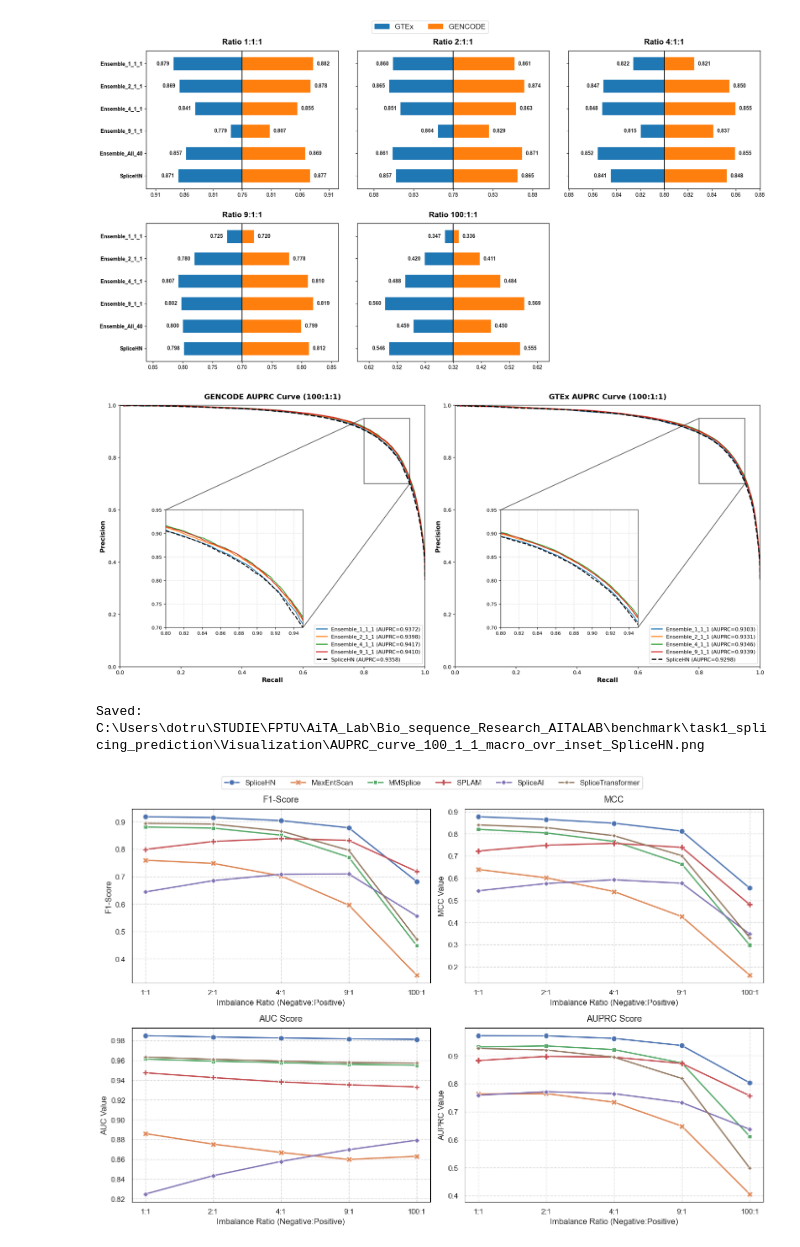
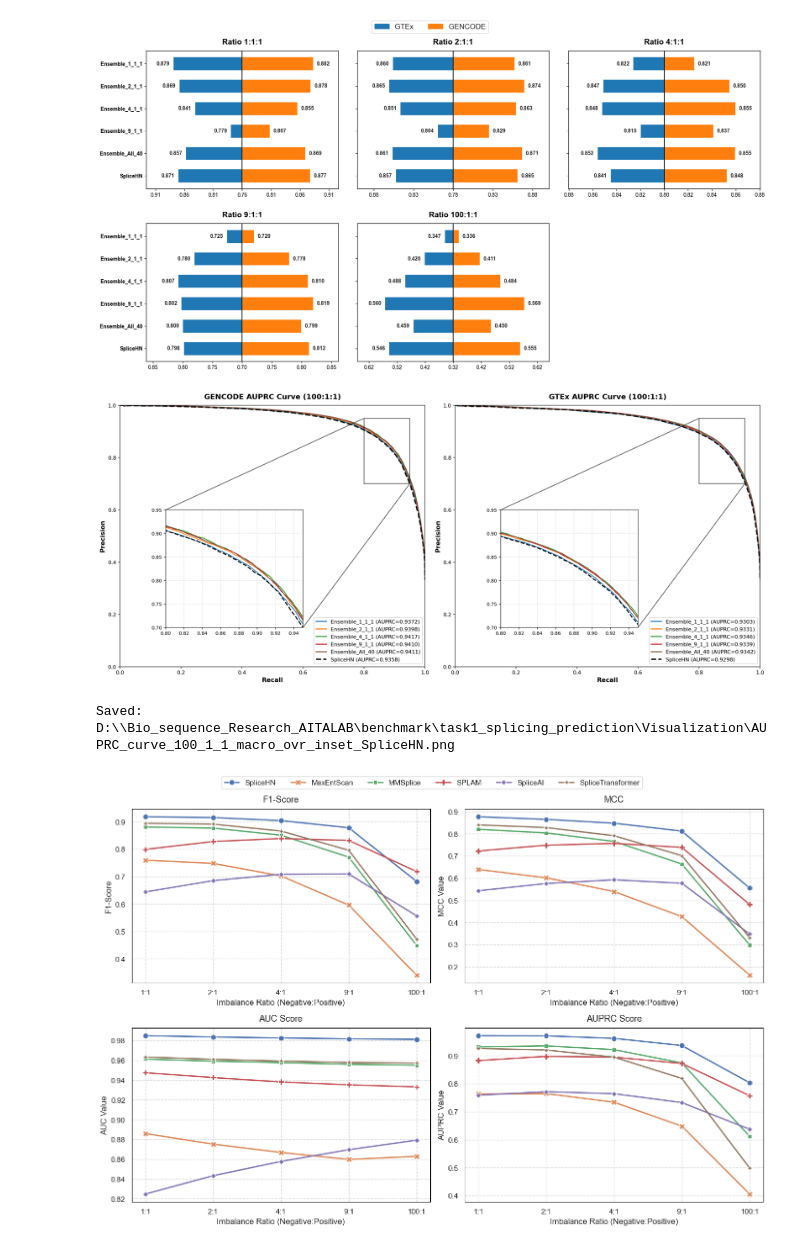
Before and after one commit to 36JungKwan/Bio_sequence_Research_AITALAB, a Jupyter notebook: benchmark/task1_splicing_prediction/Visualization/a.ipynb, the cells around one changed output. Cells and saved outputs as stored; diff of their text form; code cells hidden in the pictures.

Commit message:
update ensemble all 40 model auprc curve

```diff
--- a/benchmark/task1_splicing_prediction/Visualization/a.ipynb
+++ b/benchmark/task1_splicing_prediction/Visualization/a.ipynb
@@ -243,10 +243,11 @@ import json
 import numpy as np
 import matplotlib.pyplot as plt
 
-ROOT = r"C:\Users\dotru\STUDIE\FPTU\AiTA_Lab\Bio_sequence_Research_AITALAB"
+# Prefer current workspace path; fallback to your absolute path if needed
+ROOT = r"D:\\Bio_sequence_Research_AITALAB"
 VIS_DIR = os.path.join(ROOT, "benchmark", "task1_splicing_prediction", "Visualization")
 
-# Find all previously exported inference JSON files
+# Find all exported inference JSON files
 pattern = os.path.join(VIS_DIR, "AUPRC_curve_100_1_1_inference_*.json")
 json_files = sorted(glob.glob(pattern))
 if len(json_files) == 0:
@@ -281,15 +282,33 @@ for fp in json_files:
         "recall": recall,
         "precision": precision,
         "auprc": auprc,
+        "source": os.path.basename(fp),
     })
 
-# Keep a consistent plotting order
-method_order = ["Ensemble_1_1_1", "Ensemble_2_1_1", "Ensemble_4_1_1", "Ensemble_9_1_1", "SpliceHN"]
+# Deduplicate per dataset+method (keep highest AUPRC if duplicates exist)
+for dataset in curves:
+    by_method = {}
+    for item in curves[dataset]:
+        m = item["method"]
+        if (m not in by_method) or (item["auprc"] > by_method[m]["auprc"]):
+            by_method[m] = item
+    curves[dataset] = list(by_method.values())
+
+# Keep a consistent plotting order (added Ensemble_All_40)
+method_order = [
+    "Ensemble_1_1_1",
+    "Ensemble_2_1_1",
+    "Ensemble_4_1_1",
+    "Ensemble_9_1_1",
+    "Ensemble_All_40",
+    "SpliceHN",
+]
 color_map = {
     "Ensemble_1_1_1": "#1f77b4",
     "Ensemble_2_1_1": "#ff7f0e",
     "Ensemble_4_1_1": "#2ca02c",
     "Ensemble_9_1_1": "#d62728",
+    "Ensemble_All_40": "#8c564b",
     "SpliceHN": "#111111",
 }
 linestyle_map = {
@@ -309,10 +328,6 @@ for d in curves:
 fig, axes = plt.subplots(1, 2, figsize=(18, 8), dpi=160)
 
 for ax, dataset in zip(axes, ["GENCODE", "GTEx"]):
-
-    # 1. TẠO KHUNG INSET (Cửa sổ zoom nhỏ)
-    # Tọa độ [x0, y0, width, height] tính theo tỷ lệ 0->1 của biểu đồ chính.
-    # PR Curve thường trống ở góc dưới bên trái, ta đặt inset ở khu vực đó.
     axins = ax.inset_axes([0.15, 0.15, 0.45, 0.45])
 
     for item in curves[dataset]:
@@ -321,48 +336,42 @@ for ax, dataset in zip(axes, ["GENCODE", "GTEx"]):
         pre = item["precision"]
         ap = item["auprc"]
 
         color = color_map.get(m, None)
         ls = linestyle_map.get(m, "-")
-        lw_main = 2.4 if m == "SpliceHN" else 2.0
-        lw_ins = 2.0 if m == "SpliceHN" else 1.5
+        lw_main = 2.6 if m == "SpliceHN" else 2.0
+        lw_ins = 2.1 if m == "SpliceHN" else 1.5
 
         label = f"{m} (AUPRC={ap:.4f})"
 
-        # Vẽ lên biểu đồ chính (Full context)
+        # Main plot
         ax.plot(rec, pre, color=color, linestyle=ls, linewidth=lw_main, label=label)
-
-        # Vẽ y hệt lên biểu đồ inset (Zoomed context)
+        # Inset plot
         axins.plot(rec, pre, color=color, linestyle=ls, linewidth=lw_ins)
 
-    # 2. ĐỊNH DẠNG BIỂU ĐỒ CHÍNH (Hiện từ 0 đến 1)
+    # Main axis format
     ax.set_title(f"{dataset} AUPRC Curve (100:1:1)", fontsize=14, weight="bold", pad=12)
     ax.set_xlabel("Recall", fontsize=12, weight="bold")
     ax.set_ylabel("Precision", fontsize=12, weight="bold")
     ax.set_xlim(0.0, 1.0)
     ax.set_ylim(0.0, 1.0)
     ax.grid(False)
-
-    # Do góc trái dưới đã đặt hình Inset, ta đẩy Legend sang góc phải dưới (nơi đồ thị đã cắm xuống)
     ax.legend(loc="lower right", fontsize=10, frameon=True)
 
-    # 3. ĐỊNH DẠNG KHUNG INSET (Vùng cần soi kỹ)
+    # Inset format (zoom area)
     axins.set_xlim(0.80, 0.95)
     axins.set_ylim(0.70, 0.95)
-    axins.grid(True, linestyle='--', alpha=0.4) # Bật lưới nhẹ cho riêng khung zoom để dễ đối chiếu
+    axins.grid(True, linestyle="--", alpha=0.4)
     axins.tick_params(labelsize=9)
-
-    # 4. VẼ ĐƯỜNG NỐI TỪ BIỂU ĐỒ CHÍNH VÀO INSET
-    # Tự động vẽ 2 đường chéo nối từ vùng gốc đến khung zoom
     ax.indicate_inset_zoom(axins, edgecolor="black", alpha=0.6, linewidth=1.5)
 
 plt.tight_layout()
 zoom_png = os.path.join(VIS_DIR, "AUPRC_curve_100_1_1_macro_ovr_inset_SpliceHN.png")
 plt.savefig(zoom_png, dpi=320, bbox_inches="tight")
 plt.show()
 print("Saved:", zoom_png)
 # %% [output]
-[figure, old version]
+[figure, new version]
-Saved: C:\Users\dotru\STUDIE\FPTU\AiTA_Lab\Bio_sequence_Research_AITALAB\benchmark\task1_splicing_prediction\Visualization\AUPRC_curve_100_1_1_macro_ovr_inset_SpliceHN.png
+Saved: D:\\Bio_sequence_Research_AITALAB\benchmark\task1_splicing_prediction\Visualization\AUPRC_curve_100_1_1_macro_ovr_inset_SpliceHN.png
 # %%
 import json
 import pandas as pd
```
Also changed, not shown: 4 other files.
